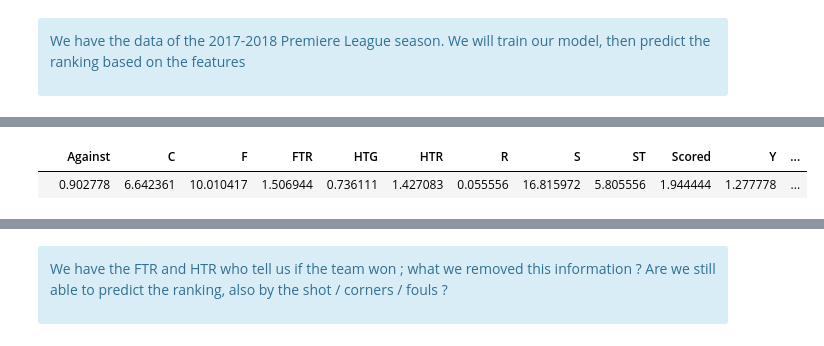
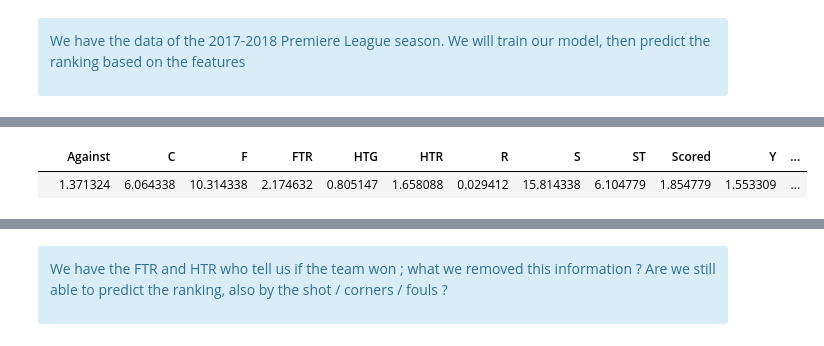
Before and after one commit to Sofiascope/Projects-Notebooks, a Jupyter notebook: Premiere League Ranking Prediction.ipynb, the cells around one changed output, grey strips where cells are left out. Drawn from its saved outputs; the diff is of its cells as text; code cells hidden in the pictures.

```diff
--- a/Premiere League Ranking Prediction.ipynb
+++ b/Premiere League Ranking Prediction.ipynb
@@ -492,5 +493,5 @@ teamsAvg1718[teamsAvg1718.TeamName=='Man United']
 # %%
-teamsAvg1718[teamsAvg1718.TeamName=='Tottenham']
+teamsAvg1718[teamsAvg1718.TeamName=='Arsenal']
 # %% [output]
 |  | Against | C | F | FTR | HTG | HTR | R | S | ST | Scored | Y | ... |
-|  | 0.902778 | 6.642361 | 10.010417 | 1.506944 | 0.736111 | 1.427083 | 0.055556 | 16.815972 | 5.805556 | 1.944444 | 1.277778 | ... |
+|  | 1.371324 | 6.064338 | 10.314338 | 2.174632 | 0.805147 | 1.658088 | 0.029412 | 15.814338 | 6.104779 | 1.854779 | 1.553309 | ... |
```
Also changed, not shown: parts of 36 cells of this notebook.
